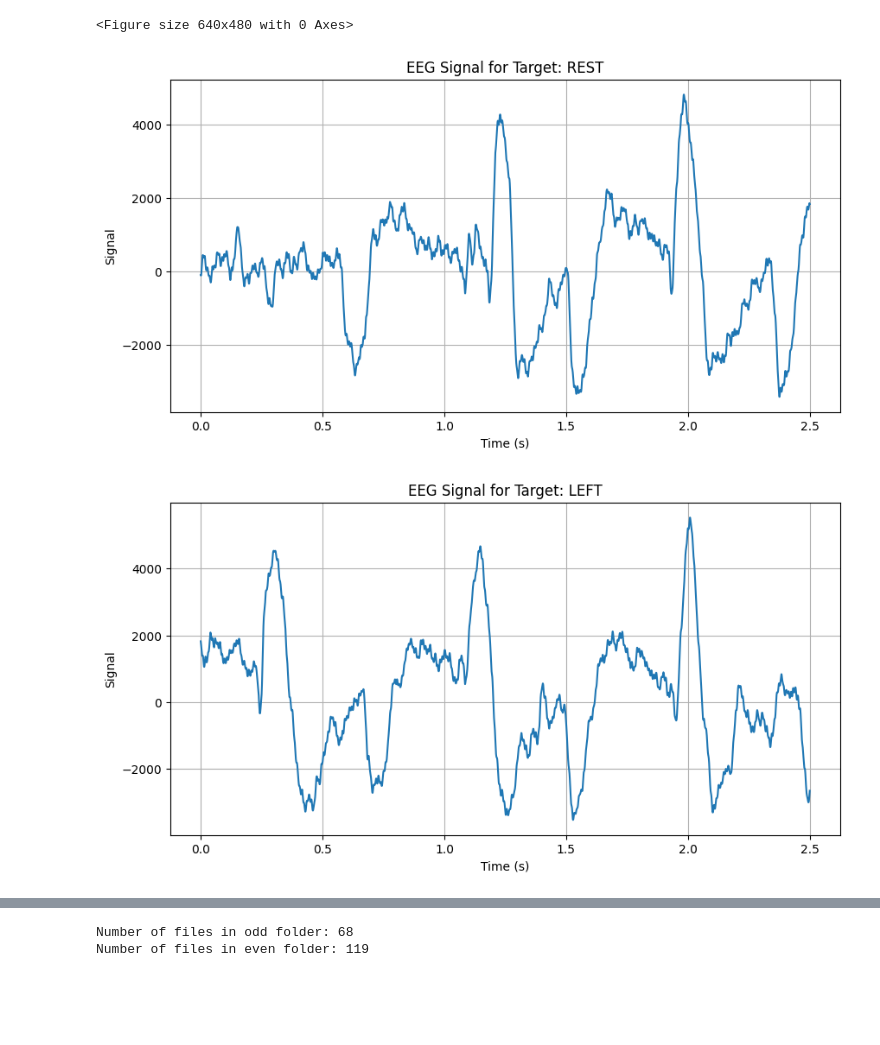
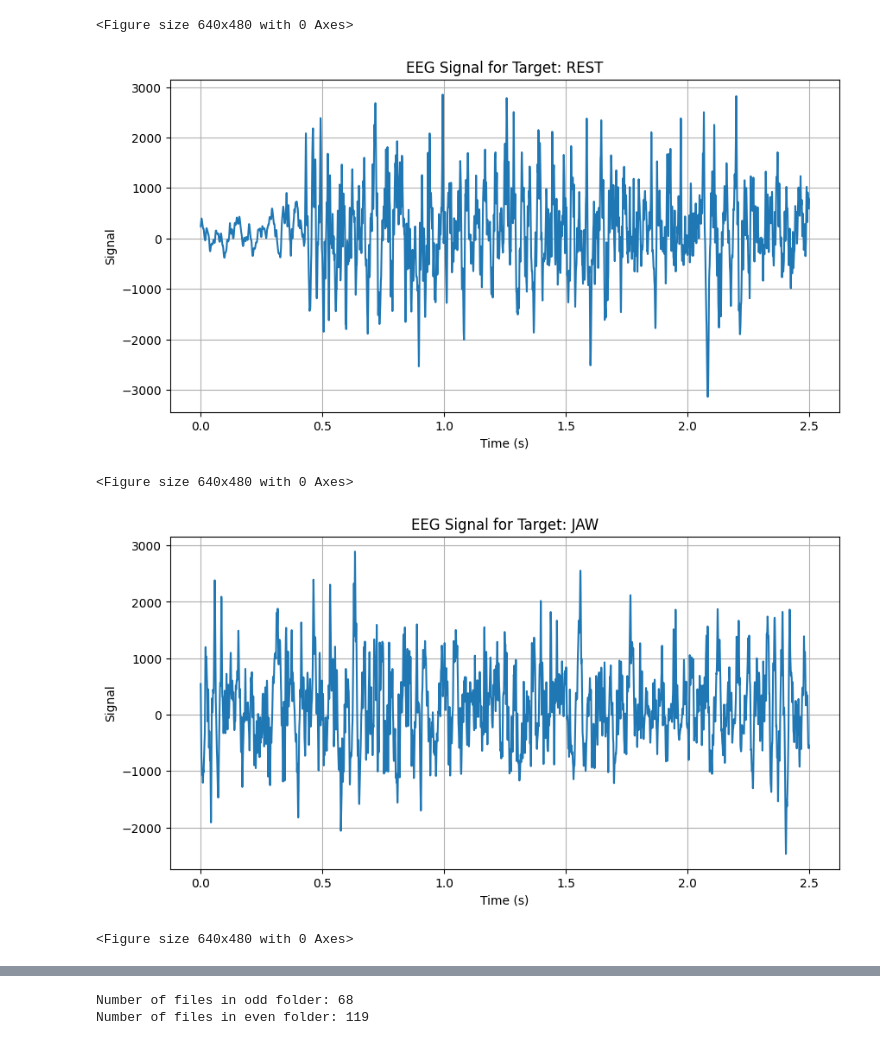
Before and after one commit to joelgeorge-web/BCI_for_wheelchair_automation, a Jupyter notebook: graph_plot.ipynb, the cells around one changed output, grey strips where cells are left out. Saved outputs shown, nothing was run; the diff lists cells and outputs as text; code cells hidden in the pictures; blank space fills up the shorter version.

```diff
--- a/graph_plot.ipynb
+++ b/graph_plot.ipynb
@@ -58,7 +58,7 @@ def process_csv_file(csv_file, sampling_rate, time_duration, c):
         c += 1
 
 # Example usage
-csv_file = r"C:\Users\Joel\Desktop\PYTHON\BCI_for_wheelchair_automation\test1.csv"
+csv_file = r"C:\Users\Joel\Desktop\PYTHON\BCI_for_wheelchair_automation\test3.csv"
 sampling_rate = 10000  # Example sampling rate (samples per second)
 time_duration = 2.5   # Example time duration for each plot (seconds)
 c = 1
@@ -68,3 +68,5 @@ process_csv_file(csv_file, sampling_rate, time_duration, c)
 <Figure size 640x480 with 0 Axes>
-[figure, old version]
+[figure, new version]
+<Figure size 640x480 with 0 Axes>
-[figure, old version]
+[figure, new version]
+<Figure size 640x480 with 0 Axes>
```
Also changed, not shown: parts of 5 cells of this notebook, 18 other files.
